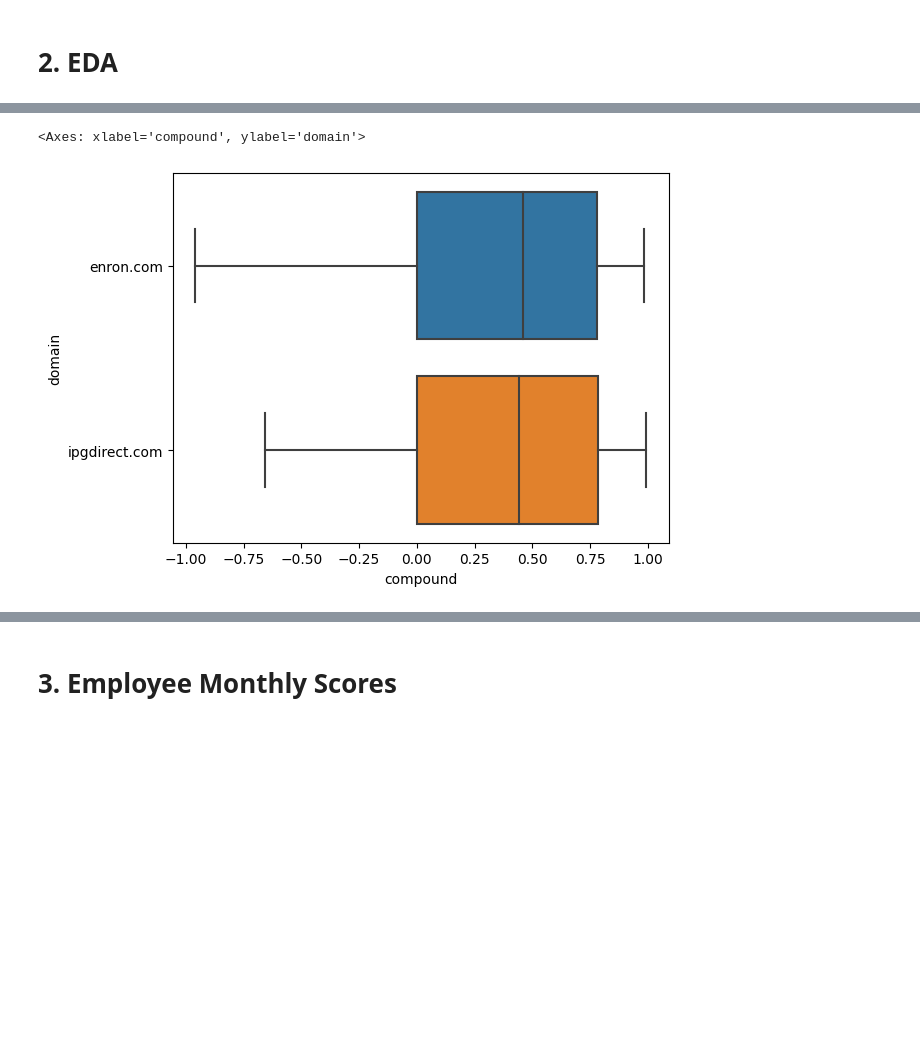
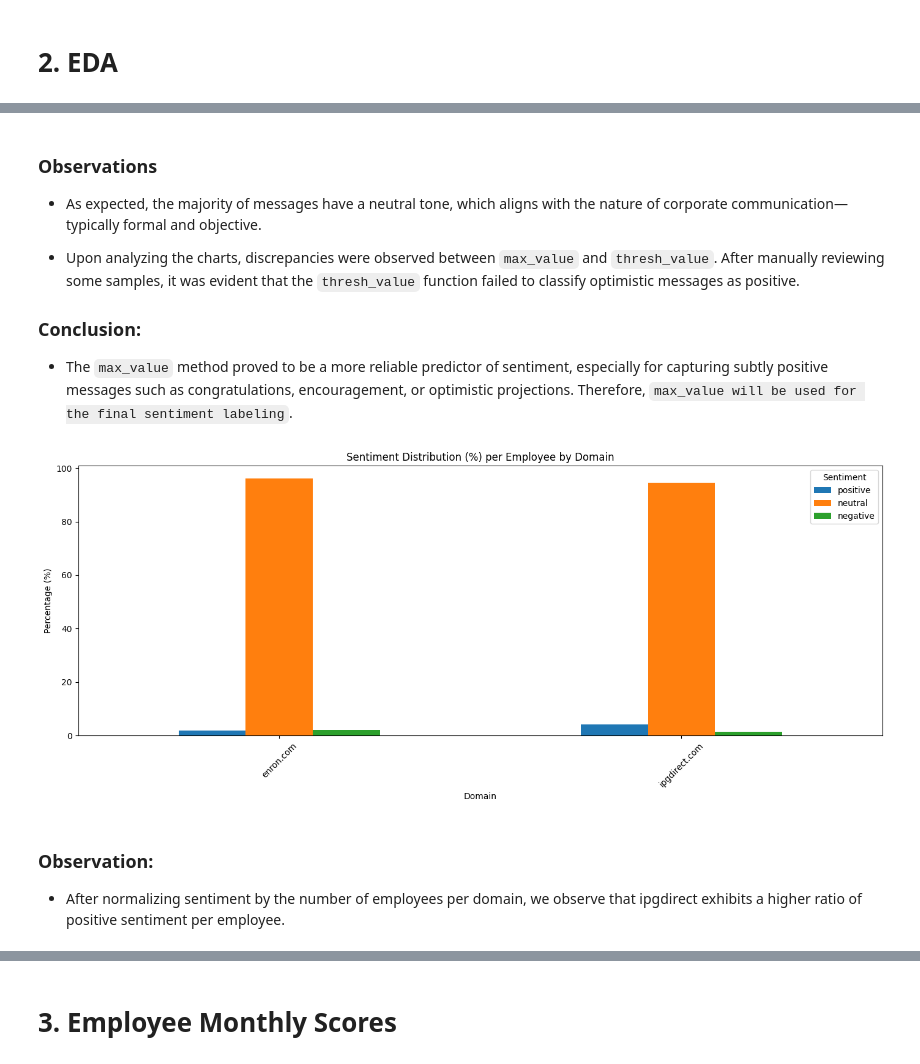
Before and after one commit to MoizPasha/SentimentScoreLinearRegression, a Jupyter notebook: SentimentAnalyser.ipynb, the cells around one changed output, grey strips where cells are left out. Cells and saved outputs as stored; diff of their text form; code cells hidden in the pictures; blank space fills up the shorter version.

```diff
--- a/SentimentAnalyser.ipynb
+++ b/SentimentAnalyser.ipynb
@@ -65,0 +142,4 @@ df = pd.concat([df, sent_df], axis=1)
+# %%
+#sentiment labelling with argmax
+sent_cols = ['positive', 'negative', 'neutral']
+max_value = df[sent_cols].apply(lambda x: sent_cols[np.argmax(x)], axis=1).reset_index(drop=True).to_frame('max_value')
@@ -66,3 +150,17 @@ df = pd.concat([df, sent_df], axis=1)
+# %%
+def threshold(row,threshold=0.6):
+    if row['positive']>=0.6:
+        return 1
+    elif row['negative']>=0.6:
+        return -1
+    else:
+        return 0
+# %%
+#sentiment labelling with threshold
+thresh_value = df[sent_cols].apply(lambda x: threshold(x), axis=1).reset_index(drop=True).to_frame('thresh_value')
+# %%
+#concatenating the max_value and thres_value columns into the original dataset
+df=pd.concat([df, max_value,thresh_value], axis=1)
 # %%
 df.head()
 # %% [output]
@@ -86 +255,11 @@ plt.show()
+# %% [markdown]
+### Observations
++ As expected, the majority of messages have a neutral tone, which aligns with the nature of corporate communication—typically formal and objective.
+
++ Upon analyzing the charts, discrepancies were observed between `max_value` and `thresh_value`.
+After manually reviewing some samples, it was evident that the `thresh_value` function failed to classify optimistic messages as positive.
+
+### Conclusion:
++ The `max_value` method proved to be a more reliable predictor of sentiment, especially for capturing subtly positive messages such as congratulations, encouragement, or optimistic projections.
+Therefore, `max_value will be used for the final sentiment labeling`.
 # %%
@@ -88,7 +267,35 @@ plt.show()
 df['domain'] = df['from'].str.extract(r'@([\w\.]+)')
 # %%
-#Plotting Compound Data Against Different Domains
-sns.boxplot(data=df, x='compound', y='domain')
+# Count total emails per domain
+total_counts = df.groupby('domain').size()
+
+# Count each sentiment per domain
+sentiment_counts = df.groupby(['domain', 'max_value']).size().unstack(fill_value=0)
+
+# Count employees for normalization
+employee_counts = df.groupby('domain')['from'].nunique()
+
+# Normalize sentiment count per employee
+sentiment_per_employee = sentiment_counts.div(employee_counts, axis=0)
+
+# Convert to percentages per domain
+sentiment_per_employee_percent = sentiment_per_employee.div(sentiment_per_employee.sum(axis=1), axis=0) * 100
+
+# Plot
+sentiment_per_employee_percent[['positive', 'neutral', 'negative']].plot(
+    kind='bar',
+    figsize=(14, 6),
+    title='Sentiment Distribution (%) per Employee by Domain'
+)
+
+plt.ylabel('Percentage (%)')
+plt.xlabel('Domain')
+plt.xticks(rotation=45)
+plt.legend(title='Sentiment')
+plt.tight_layout()
+plt.show()
 # %% [output]
-<Axes: xlabel='compound', ylabel='domain'>
-[figure, old version]
+[figure, new version]
+# %% [markdown]
+### Observation:
++ After normalizing sentiment by the number of employees per domain, we observe that ipgdirect exhibits a higher ratio of positive sentiment per employee.
```
Also changed, not shown: parts of 79 cells of this notebook.
